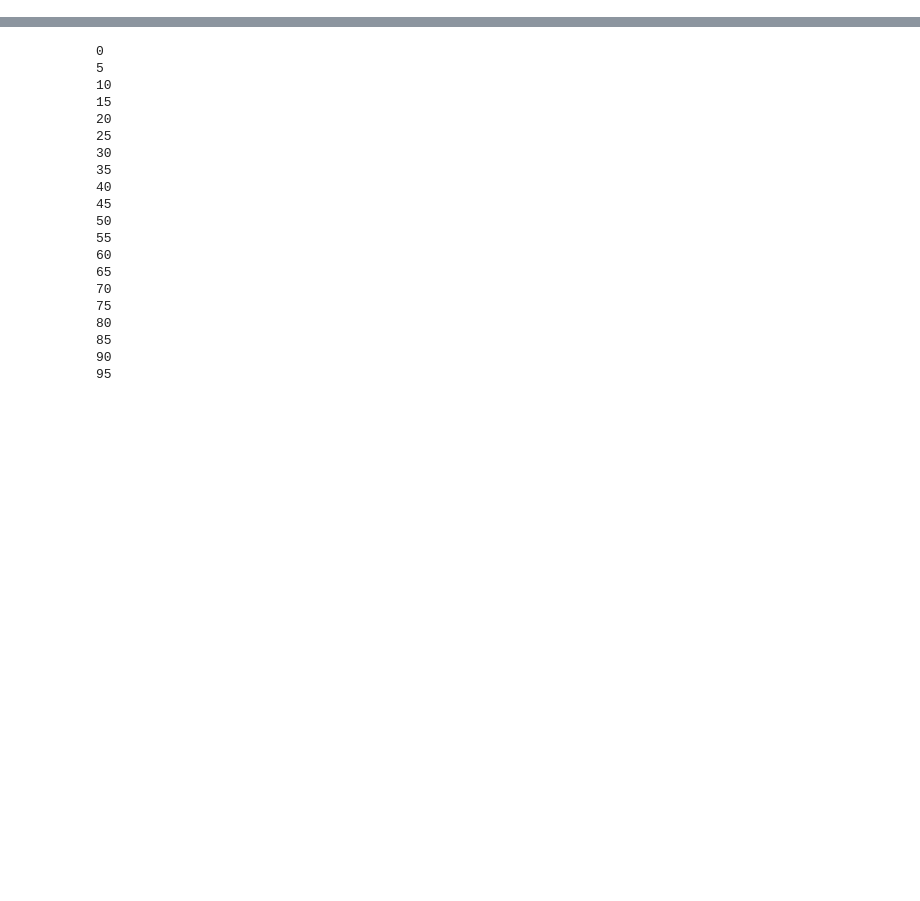
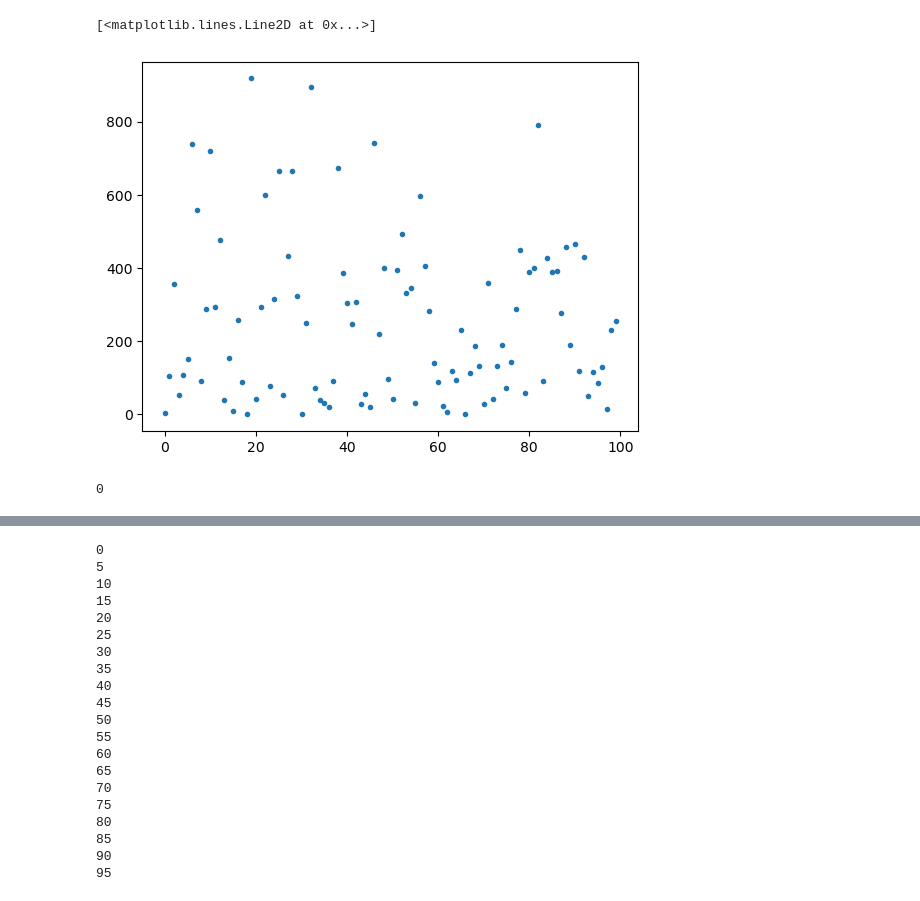
Before and after one commit to djk2120/TWSnbp, a Jupyter notebook: analysis/slopes.ipynb, the cells around one changed output, grey strips where cells are left out. Drawn from its saved outputs; the diff is of its cells as text; code cells hidden in the pictures; blank space fills up the shorter version.

```diff
--- a/analysis/slopes.ipynb
+++ b/analysis/slopes.ipynb
@@ -11,0 +164,17 @@ def detrend_dim(da, dim, deg=1):
+# %%
+with open('sigs.txt','w') as f:
+    for mdl in mout:
+        for y1 in mids:
+            ss=''
+            for y2 in mout[mdl][y1]:
+                ms=np.array(mout[mdl][y1][y2])
+                incr=((ms[1]-ms[0])>0).sum()
+                if incr>=950:
+                    s='<'
+                elif incr<=50:
+                    s='>'
+                else:
+                    s='='
+                ss+=s
+            w='{},{},{}\n'.format(mdl,y1,ss)
+            f.write(w)
@@ -11,0 +196,20 @@ def detrend_dim(da, dim, deg=1):
+# %%
+frac=[]
+s=np.arange(100)
+nens=5
+for i in range(100):
+    np.random.shuffle(s)
+    ees=s[:nens]
+    m=[]
+    for xx,yy in zip([x1,x2],[y1,y2]):
+        r=xr.DataArray(np.random.randint(27*nens,size=[1000,27*nens]),dims=['bs','ey'])
+        xb=xx.isel(ens=ees).stack({'ey':['ens','year']}).isel(ey=r)
+        yb=yy.isel(ens=ees).stack({'ey':['ens','year']}).isel(ey=r)
+        m.append([stats.linregress(x,y)[0] for x,y in zip(xb,yb)])
+    incr=np.array(m[1])-np.array(m[0])>0
+    frac.append(incr.sum())
+# %%
+plt.plot(frac,'.')
+# %% [output]
+[<matplotlib.lines.Line2D at 0x...>]
+[figure, added]
@@ -11,0 +221,6 @@ def detrend_dim(da, dim, deg=1):
+# %%
+ix=np.array(m[1])-np.array(m[0])
+f=(ix>0).sum()
+f
+# %% [output]
+0
```
Also changed, not shown: parts of 120 cells of this notebook, 2 other files.
